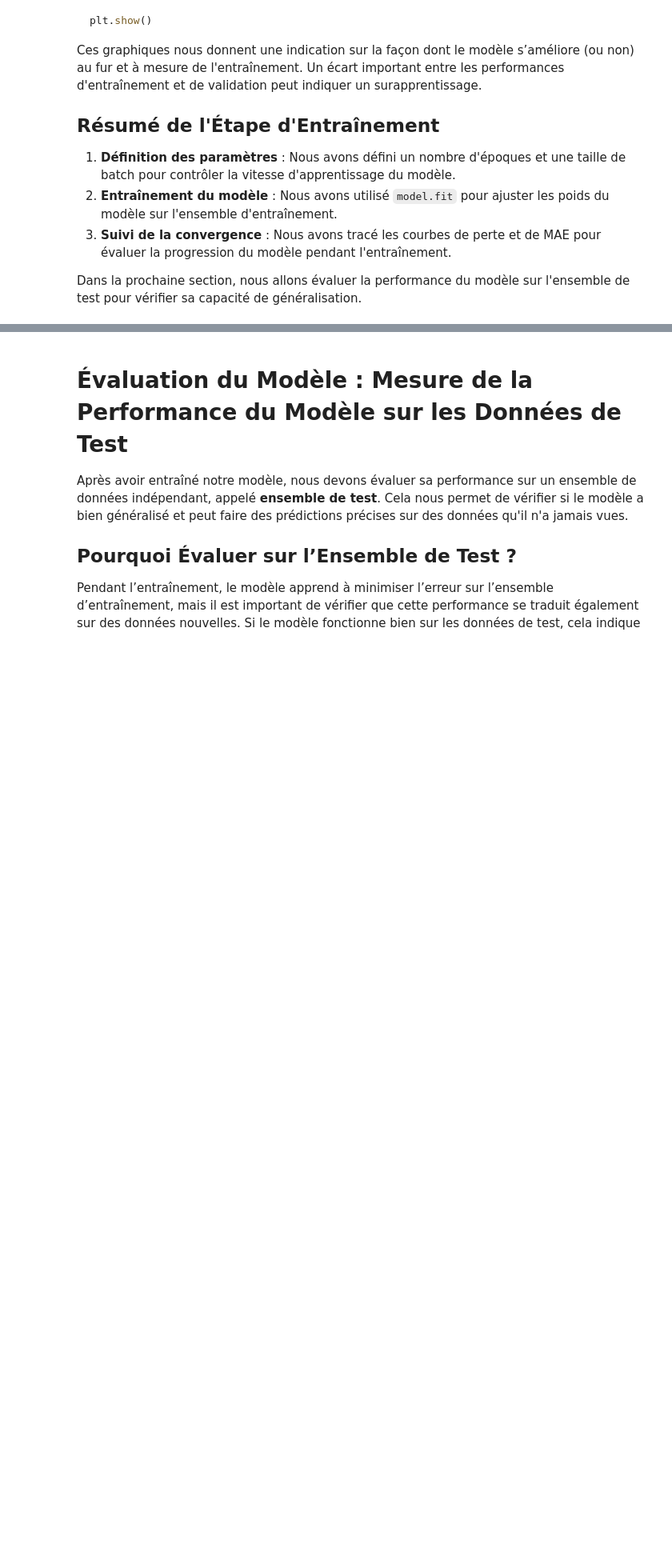
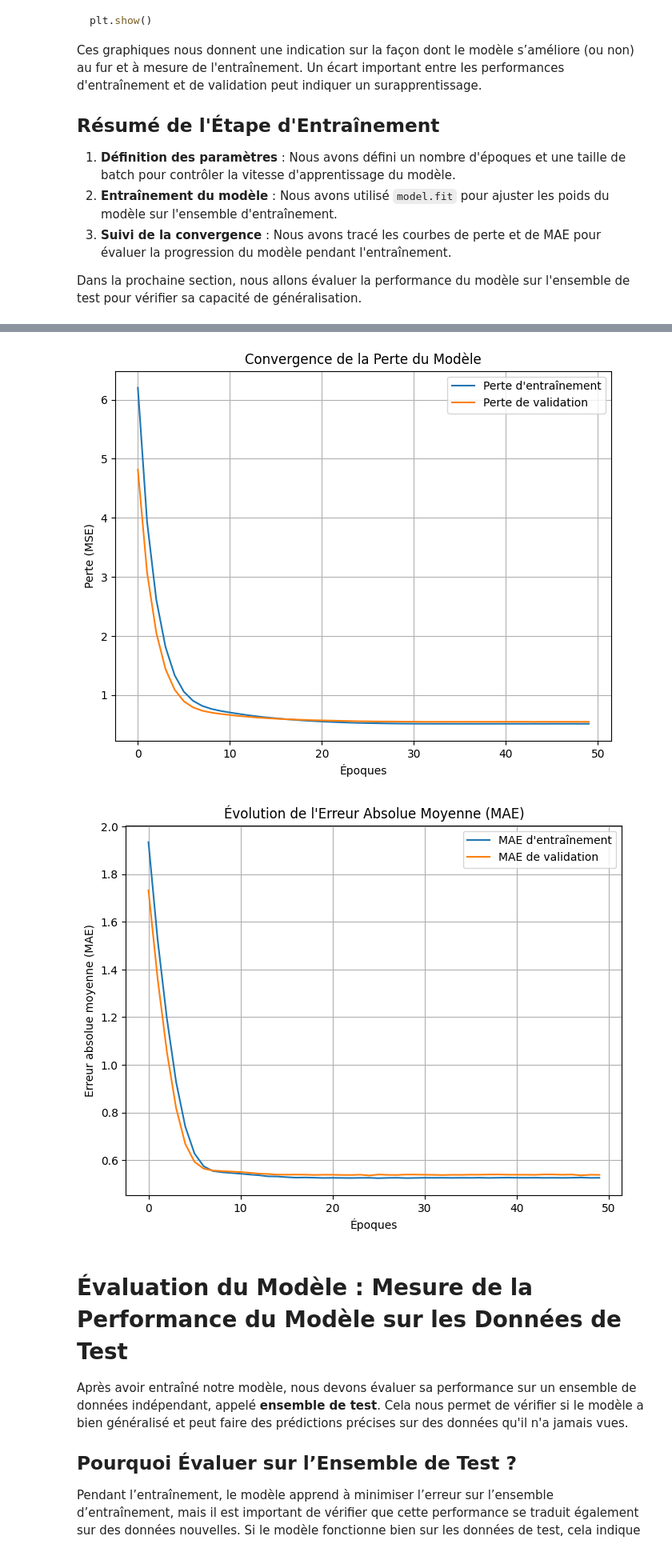
Before and after one commit to TonyVallad/Simplon, a Jupyter notebook: Notebooks/TensorFlow/A_04_02_Reg_Lin_TF.ipynb, the cells around one changed output, grey strips where cells are left out. Shown at 80% size. Drawn from its saved outputs; the diff is of its cells as text; code cells hidden in the pictures; blank space fills up the shorter version.

```diff
--- a/Notebooks/TensorFlow/A_04_02_Reg_Lin_TF.ipynb
+++ b/Notebooks/TensorFlow/A_04_02_Reg_Lin_TF.ipynb
@@ -318,4 +493,21 @@ model.summary()
 1. **Construction du Modèle** : Nous avons créé un modèle séquentiel avec une seule couche dense pour effectuer une prédiction de régression.
 2. **Compilation du Modèle** : Nous avons configuré le modèle avec un optimiseur `Adam`, une fonction de coût `MSE`, et une métrique `MAE` pour évaluer les performances pendant l'entraînement.
 # %%
-#A vous de jouer
+import tensorflow as tf
+
+# 1. Création du Modèle
+print(f"{BLUE}Construction du Modèle :{RESET}")
+model = tf.keras.Sequential([
+    tf.keras.Input(shape=(X_train.shape[1],)),  # Définir la forme d'entrée
+    tf.keras.layers.Dense(1)  # Couche de sortie linéaire avec une unité
+])
+print(f"{GREEN}Modèle créé avec succès !{RESET}\n")
+
+# 2. Compilation du Modèle
+print(f"{BLUE}Compilation du Modèle :{RESET}")
+model.compile(optimizer='adam', loss='mse', metrics=['mae'])
+print(f"{GREEN}Modèle compilé avec succès !{RESET}\n")
+
+# 3. Vérification de l'Architecture du Modèle
+print(f"{BLUE}Résumé de l'Architecture du Modèle :{RESET}")
+model.summary()
@@ -399,4 +608,46 @@ Ces graphiques nous donnent une indication sur la façon dont le modèle s’am
 
 Dans la prochaine section, nous allons évaluer la performance du modèle sur l'ensemble de test pour vérifier sa capacité de généralisation.
 # %%
-#A vous de jouer
+import matplotlib.pyplot as plt
+
+# Function to plot training and validation loss
+def plot_loss(history):
+    plt.figure(figsize=(8, 6))
+    plt.plot(history.history['loss'], label='Perte d\'entraînement')
+    plt.plot(history.history['val_loss'], label='Perte de validation')
+    plt.xlabel('Époques')
+    plt.ylabel('Perte (MSE)')
+    plt.legend()
+    plt.title("Convergence de la Perte du Modèle")
+    plt.grid(True)
+    plt.show()
+
+# Function to plot training and validation MAE
+def plot_mae(history):
+    plt.figure(figsize=(8, 6))
+    plt.plot(history.history['mae'], label='MAE d\'entraînement')
+    plt.plot(history.history['val_mae'], label='MAE de validation')
+    plt.xlabel('Époques')
+    plt.ylabel('Erreur absolue moyenne (MAE)')
+    plt.legend()
+    plt.title("Évolution de l'Erreur Absolue Moyenne (MAE)")
+    plt.grid(True)
+    plt.show()
+
+# Entraînement du modèle
+print(f"{BLUE}Entraînement du Modèle :{RESET}")
+history = model.fit(
+    X_train_normalized,
+    y_train,
+    epochs=50,           # Nombre d'itérations
+    batch_size=32,       # Taille de batch
+    validation_split=0.2 # Fraction des données d'entraînement pour la validation
+)
+
+print(f"{GREEN}Entraînement terminé avec succès !{RESET}\n")
+
+# Tracer les courbes de convergence
+print(f"{BLUE}Visualisation des Courbes de Convergence :{RESET}")
+plot_loss(history)
+plot_mae(history)
+# %% [output]
@@ -403,3 +671,5 @@ Dans la prochaine section, nous allons évaluer la performance du modèle sur l'
+[figure, added]
+[figure, added]
 # %% [markdown]
 # Évaluation du Modèle : Mesure de la Performance du Modèle sur les Données de Test
 
```
Also changed, not shown: parts of 10 cells of this notebook.
